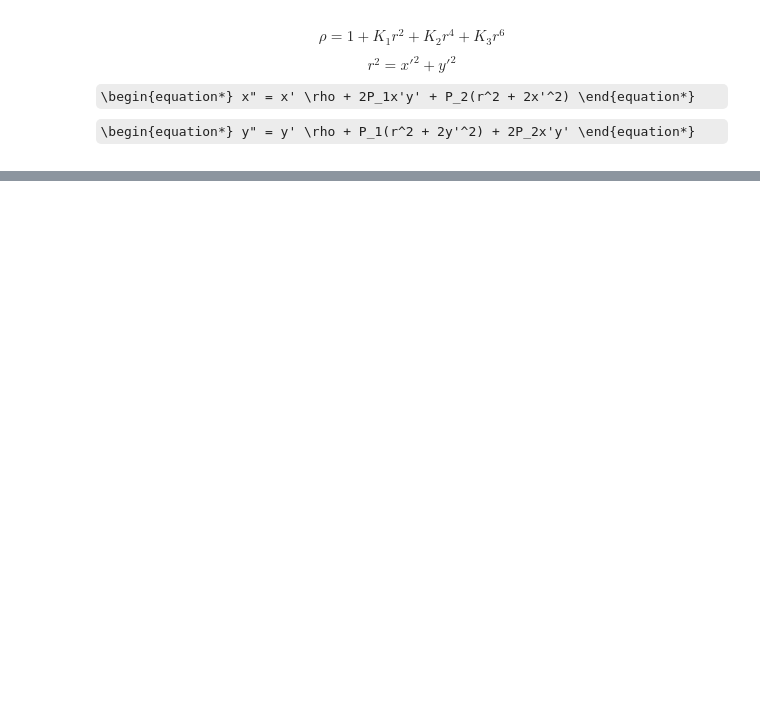
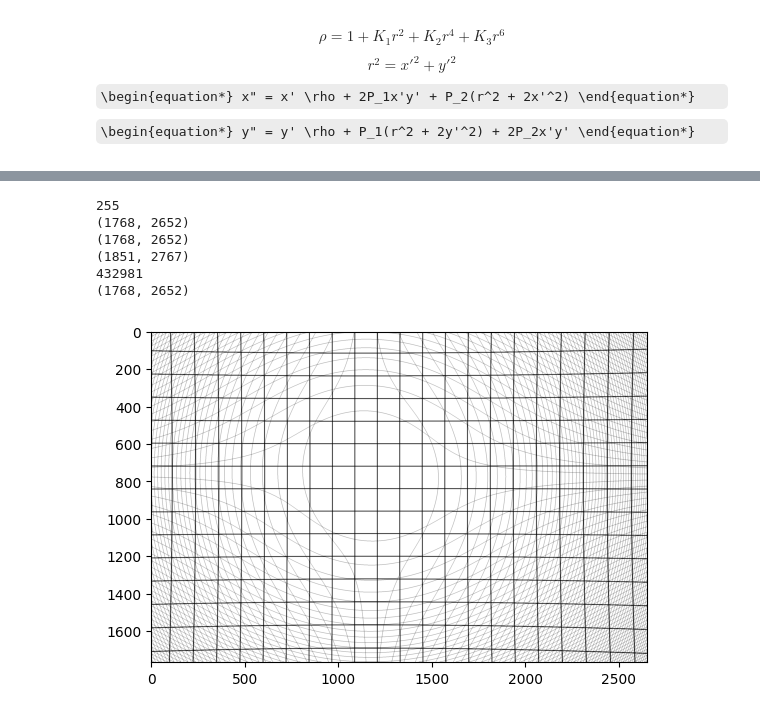
Before and after one commit to r-andres/ess-scripts, a Jupyter notebook: clupi_optical_distortion.ipynb, the cells around one changed output, grey strips where cells are left out. Cells and saved outputs as stored; diff of their text form; code cells hidden in the pictures; some formulas as TeX source; blank space fills up the shorter version.

```diff
--- a/clupi_optical_distortion.ipynb
+++ b/clupi_optical_distortion.ipynb
@@ -154,0 +174,57 @@ vertical range in pixels -9.91486629149108 10.993311903404447
+# %%
+from PIL import Image
+fname = 'grid.png'
+original = Image.open(fname)
+pix = np.array(original)
+pix = pix[:,:,0]
+
+focal_distance = 'FICTIONAL'
+cal = calibration_results[focal_distance]
+pheight, pwidth = pix.shape
+
+hcorr, vcorr = get_correction_matrix(cal)
+
+x_min = 0 + np.min(hcorr.min(), 0)
+y_min = 0 + np.min(vcorr.min(), 0)
+ext_x_0 =  np.floor(-1 * hcorr.min()).astype(int)
+ext_y_0 =  np.floor(-1 * vcorr.min()).astype(int)
+
+x_max = pwidth + hcorr.max()
+y_max = pheight + vcorr.max()
+
+ext_width = np.ceil(x_max - x_min).astype(int)
+ext_height = np.ceil(y_max - y_min).astype(int)
+
+ext = np.ones((ext_height, ext_width)) * 0
+
+print(pix.max())
+print(hcorr.shape)
+print(vcorr.shape)
+print(ext.shape)
+corrected = set()
+for i in range(0, width):
+    for j in range(0, height):
+        ci = np.round(i + hcorr[j][i]).astype(int) + ext_x_0
+        cj = np.round(j + vcorr[j][i]).astype(int) + ext_y_0
+        ext[cj][ci] =  pix[j][i]
+        corrected.add(f'{cj}_{ci}')
+
+print((ext_width * ext_height) - len(corrected) )
+
+distorted_img = ext[ext_y_0:ext_y_0+height, ext_x_0:ext_x_0+width]
+print(distorted_img.shape)
+
+
+plt.imshow(distorted_img, cmap='gray')
+
+distorted = Image.fromarray(distorted_img)
+distorted = distorted.convert("L")
+distorted.save('distorted_grid.png')
+# %% [output]
+255
+(1768, 2652)
+(1768, 2652)
+(1851, 2767)
+432981
+(1768, 2652)
+[figure, added]
```
Also changed, not shown: parts of 4 cells of this notebook.
